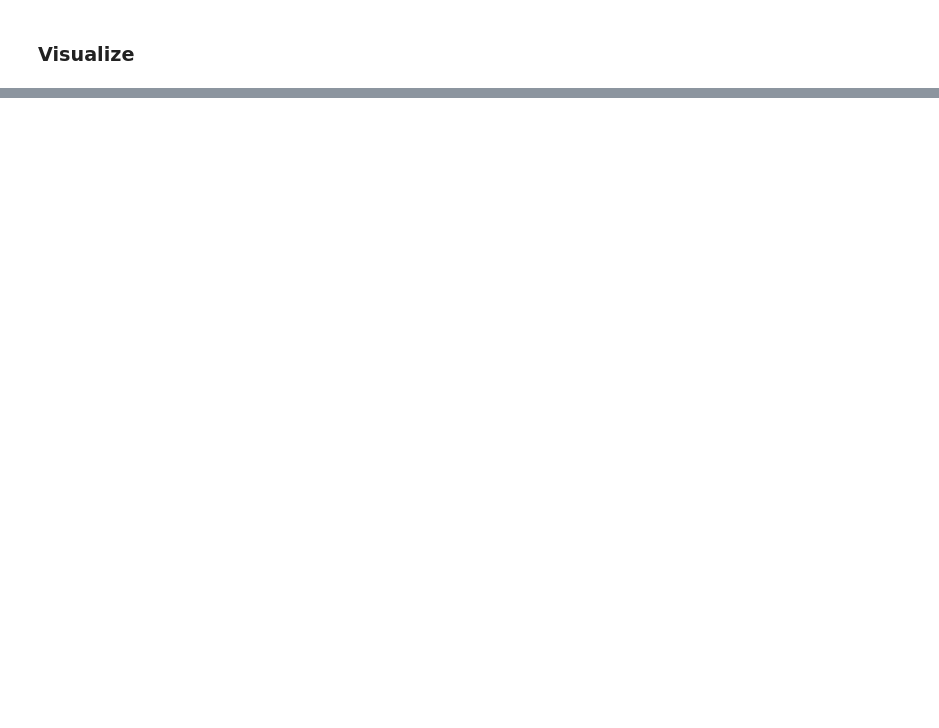
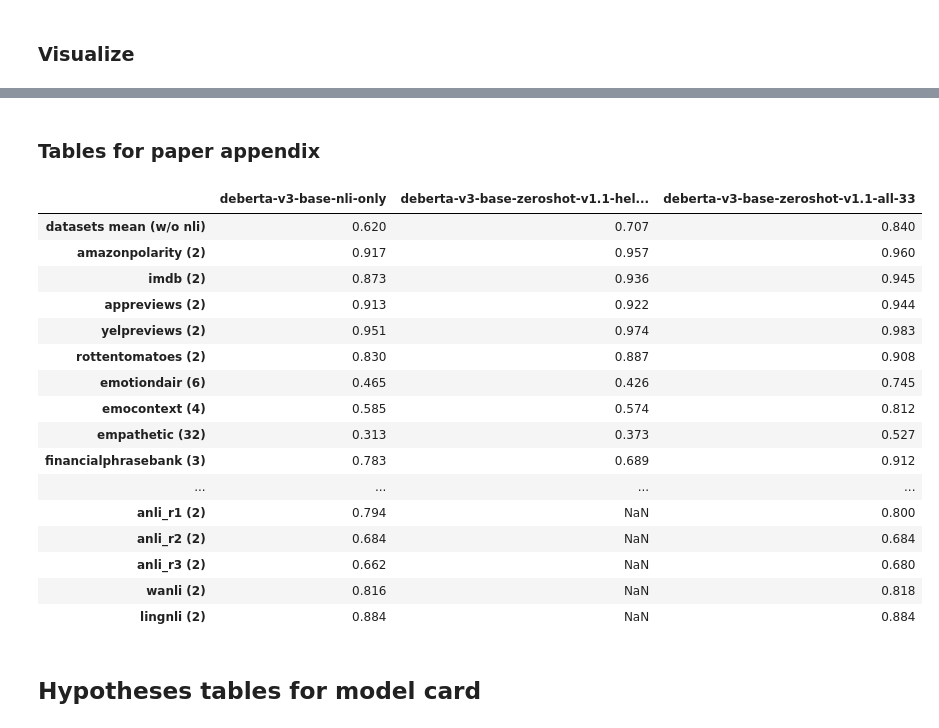
Before and after one commit to MoritzLaurer/zeroshot-classifier, a Jupyter notebook: 5_viz.ipynb, the cells around one changed output, grey strips where cells are left out. Saved outputs shown, nothing was run; the diff lists cells and outputs as text; code cells hidden in the pictures; blank space fills up the shorter version.

```diff
--- a/5_viz.ipynb
+++ b/5_viz.ipynb
@@ -123,0 +129,25 @@ print(f"New run names: {metrics_dic.keys()}")
+# %%
+# rename tasks with number of classes
+
+map_rename_tasks = {
+    'wellformedquery': 'wellformedquery (2)', 'biasframes_sex': 'biasframes_sex (2)',
+    'biasframes_intent': 'biasframes_intent (2)', 'biasframes_offensive': 'biasframes_offensive (2)',
+    'financialphrasebank': 'financialphrasebank (3)', 'rottentomatoes': 'rottentomatoes (2)',
+    'amazonpolarity': 'amazonpolarity (2)', 'imdb': 'imdb (2)',
+    'appreviews': 'appreviews (2)', 'yelpreviews': 'yelpreviews (2)',
+    'wikitoxic_toxicaggregated': 'wikitoxic_toxicaggreg (2)', 'wikitoxic_obscene': 'wikitoxic_obscene (2)',
+    'wikitoxic_threat': 'wikitoxic_threat (2)', 'wikitoxic_insult': 'wikitoxic_insult (2)',
+     'wikitoxic_identityhate': 'wikitoxic_identityhate (2)', 'hateoffensive': 'hateoffensive (3)',
+    'hatexplain': 'hatexplain (3)', 'spam': 'spam (2)', 'emotiondair': 'emotiondair (6)',
+    'emocontext': 'emocontext (4)', 'empathetic': 'empathetic (32)',
+    'agnews': 'agnews (4)', 'yahootopics': 'yahootopics (10)',
+    'massive': 'massive (59)', 'banking77': 'banking77 (72)', 'trueteacher': 'trueteacher (2)',
+    'capsotu': 'capsotu (21)', 'manifesto': 'manifesto (56)',
+    "mnli_m": "mnli_m (2)", "mnli_mm": "mnli_mm (2)",
+    "fevernli": "fevernli (2)", "anli_r1": "anli_r1 (2)",
+    "anli_r2": "anli_r2 (2)", "anli_r3": "anli_r3 (2)",
+    "wanli": "wanli (2)", "lingnli": "lingnli (2)"
+}
+
+for run in run_metrics_viz:
+    run_metrics_viz[run] = {map_rename_tasks.get(k, k): v for k, v in run_metrics_viz[run].items()}
@@ -159,0 +207,27 @@ plt.show()
+# %% [markdown]
+### Tables for paper appendix
+# %%
+df_metrics = pd.DataFrame(run_metrics_viz).round(3)
+display(df_metrics)
+#df_metrics.to_markdown()
+#df_metrics.to_csv(f"./tables/df_metrics_{MODEL_SIZE}.csv")
+# %% [output]
+|  | deberta-v3-base-nli-only | deberta-v3-base-zeroshot-v1.1-hel... | deberta-v3-base-zeroshot-v1.1-all-33 |
+| datasets mean (w/o nli) | 0.620 | 0.707 | 0.840 |
+| amazonpolarity (2) | 0.917 | 0.957 | 0.960 |
+| imdb (2) | 0.873 | 0.936 | 0.945 |
+| appreviews (2) | 0.913 | 0.922 | 0.944 |
+| yelpreviews (2) | 0.951 | 0.974 | 0.983 |
+| rottentomatoes (2) | 0.830 | 0.887 | 0.908 |
+| emotiondair (6) | 0.465 | 0.426 | 0.745 |
+| emocontext (4) | 0.585 | 0.574 | 0.812 |
+| empathetic (32) | 0.313 | 0.373 | 0.527 |
+| financialphrasebank (3) | 0.783 | 0.689 | 0.912 |
+| ... | ... | ... | ... |
+| anli_r1 (2) | 0.794 | NaN | 0.800 |
+| anli_r2 (2) | 0.684 | NaN | 0.684 |
+| anli_r3 (2) | 0.662 | NaN | 0.680 |
+| wanli (2) | 0.816 | NaN | 0.818 |
+| lingnli (2) | 0.884 | NaN | 0.884 |
+# %% [markdown]
+## Hypotheses tables for model card
```
Also changed, not shown: parts of 10 cells of this notebook.
